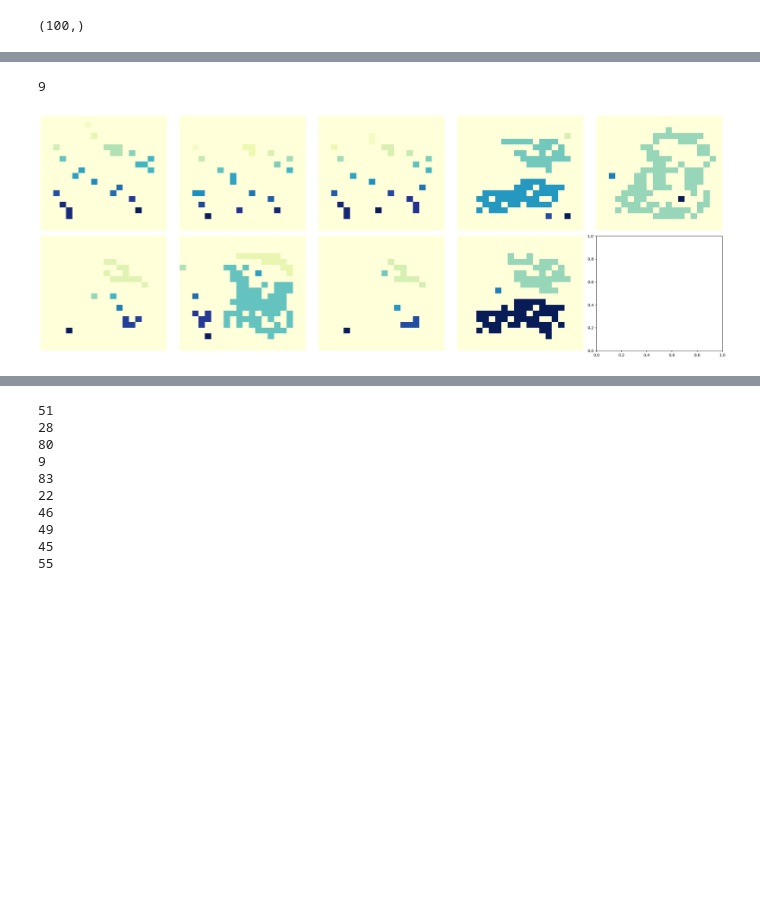
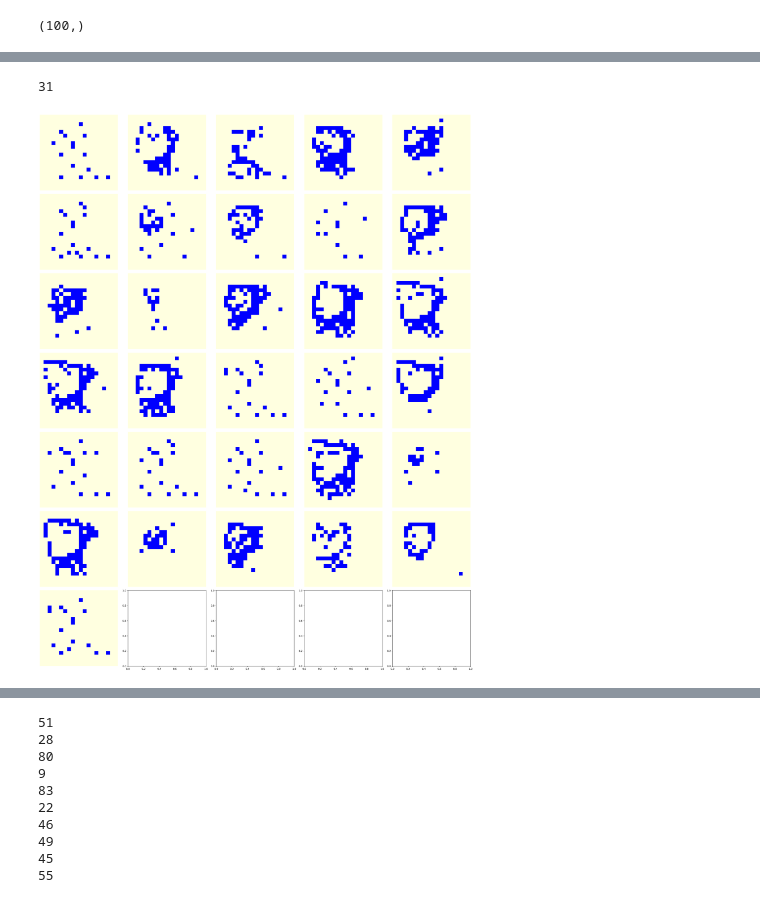
Before and after one commit to hhsherlock/Spiking_NN, a Jupyter notebook: mnst_learn/analysis_blobs.ipynb, the cells around one changed output, grey strips where cells are left out. Cells and saved outputs as stored; diff of their text form; code cells hidden in the pictures; blank space fills up the shorter version.

Commit message:
learning and validation

```diff
--- a/mnst_learn/analysis_blobs.ipynb
+++ b/mnst_learn/analysis_blobs.ipynb
@@ -95,7 +50,7 @@ plt.show()
 # %%
 num = 0
 missing_idx = []
-with open("0_7_9_output.log", "r") as f:
+with open("validation_0_3_5_output.log", "r") as f:
     for line in f:
         clean_line = line.strip()
         if clean_line == "Progress: 0/4000 (0.0%)":
@@ -120,5 +75,5 @@ len(maps)
 # %%
-with open(path + "Spiking_NN/datasets/mnst_30_hunni.pkl", "rb") as f:
+with open(path + "Spiking_NN/datasets/mnst_30_-100_0_3_5.pkl", "rb") as f:
     tags = pickle.load(f)
 # %%
 tags = tags['tag']
@@ -138,7 +93,7 @@ tags = np.delete(tags, missing_idx)
 # cmap = ListedColormap([plt.cm.YlGnBu(0.0), plt.cm.YlGnBu(0.8)])
 # %%
 # only get the nines and zeros
-nine_idx = np.where(tags == 9)[0]
 zero_idx = np.where(tags == 0)[0]
-seven_idx = np.where(tags == 7)[0]
+three_idx = np.where(tags == 3)[0]
+nine_idx = np.where(tags == 5)[0]
 # %%
@@ -154,6 +105,6 @@ zero_maps = []
 for i in zero_idx:
     zero_maps.append(maps[i]["map"])
 # %%
-seven_maps = []
-for i in seven_idx:
-    seven_maps.append(maps[i]["map"])
+three_maps = []
+for i in three_idx:
+    three_maps.append(maps[i]["map"])
@@ -185,21 +140,24 @@ plt.show()
 # %%
-len(nine_idx)
+len(zero_idx)
 # %% [output]
-9
+31
 # %%
-fig, axes = plt.subplots(2,5, figsize=(25,9))
+fig, axes = plt.subplots(7,5, figsize=(25,32))
 axes = axes.flatten()
 
-for i in range(nine_idx.shape[0]):
+for i in range(zero_idx.shape[0]):
+    # binary map
+    binary_map = (maps[zero_idx[i]]["map"] > 0).astype(int)
+    sns.heatmap(binary_map, annot=False, cmap=["#FFFFE0", "blue"], cbar=False, ax=axes[i], linewidths=0)
 
-    sns.heatmap(maps[nine_idx[i]]["map"], annot=False, cmap="YlGnBu", cbar=False, ax=axes[i], linewidths=0)
+    # sns.heatmap(maps[zero_idx[i]]["map"], annot=False, cmap="YlGnBu", cbar=False, ax=axes[i], linewidths=0)
     # axes[i].set_title(tags[i], fontsize=24)
 
     axes[i].axis("off")
 
 
     # print(tags[i])
 plt.tight_layout()
 plt.show()
 # %% [output]
-[figure, old version]
+[figure, new version]
```
Also changed, not shown: parts of 18 cells of this notebook, 20 other files.
